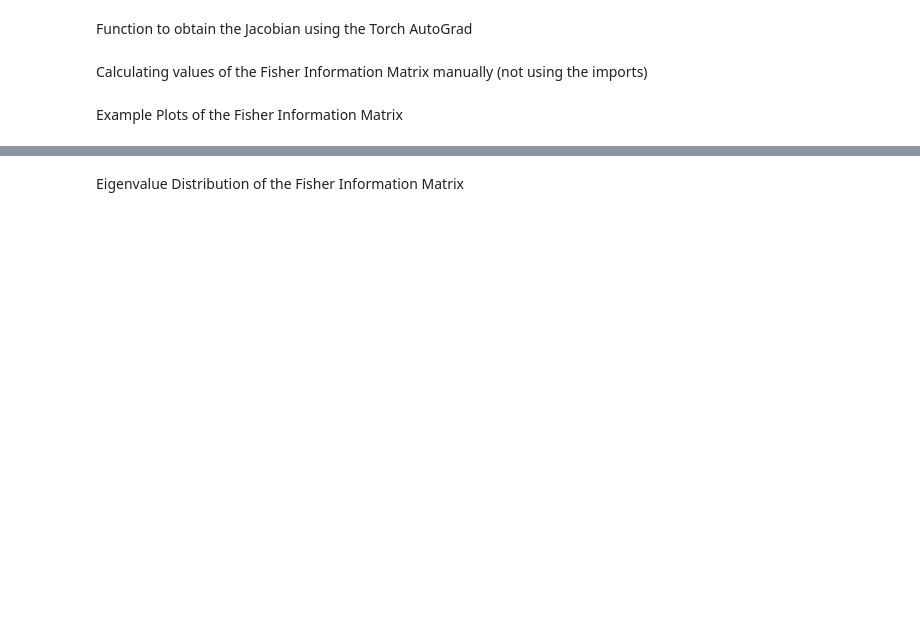
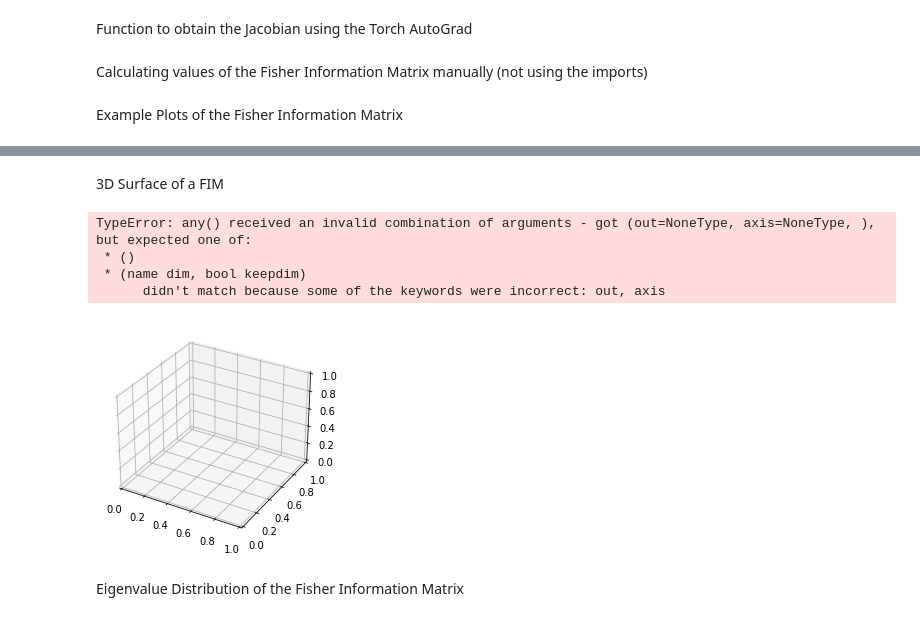
Before and after one commit to milpan/EquivariantSelfAttention, a Jupyter notebook: fisher_example.ipynb, the cells around one changed output, grey strips where cells are left out. Saved outputs shown, nothing was run; the diff lists cells and outputs as text; code cells hidden in the pictures; blank space fills up the shorter version.

```diff
--- a/fisher_example.ipynb
+++ b/fisher_example.ipynb
@@ -295,3 +296,22 @@ axarr[1,1].imshow(realisations_torch[3].cpu())
+# %% [markdown]
+3D Surface of a FIM
+# %%
+xx, yy = np.mgrid[0:realisations_torch[0].cpu().shape[0], 0:realisations_torch[0].cpu().shape[1]]
+
+# create the figure
+fig = plt.figure()
+ax = fig.gca(projection='3d')
+ax.plot_surface(xx, yy, realisations_torch[0].cpu() ,rstride=1, cstride=1, cmap=plt.cm.gray,
+        linewidth=0)
+
+# show it
+plt.show()
+# %% [output]
+TypeError: any() received an invalid combination of arguments - got (out=NoneType, axis=NoneType, ), but expected one of:
+ * ()
+ * (name dim, bool keepdim)
+      didn't match because some of the keywords were incorrect: out, axis
+[figure, added]
 # %% [markdown]
 Eigenvalue Distribution of the Fisher Information Matrix
 # %%
```
Also changed, not shown: parts of 13 cells of this notebook, 10 other files.
